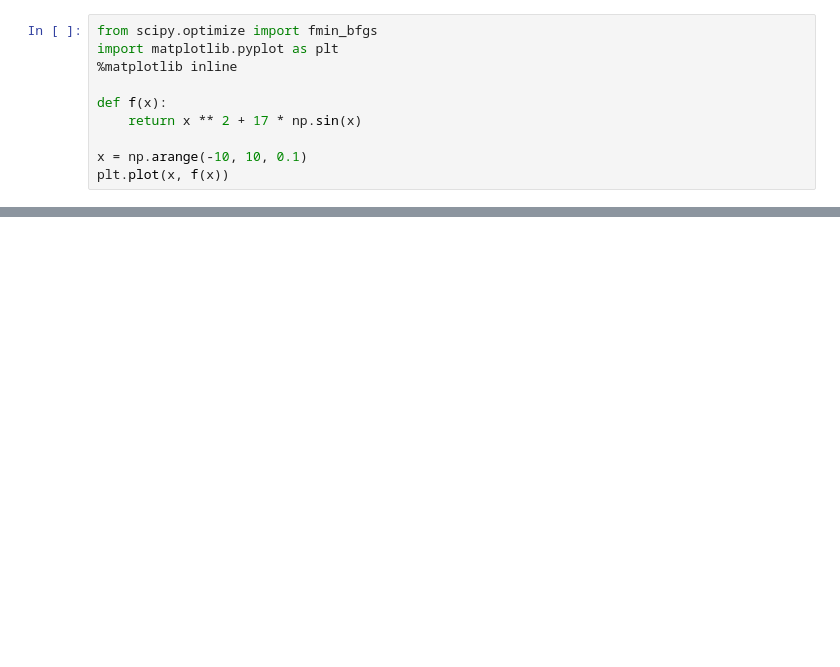
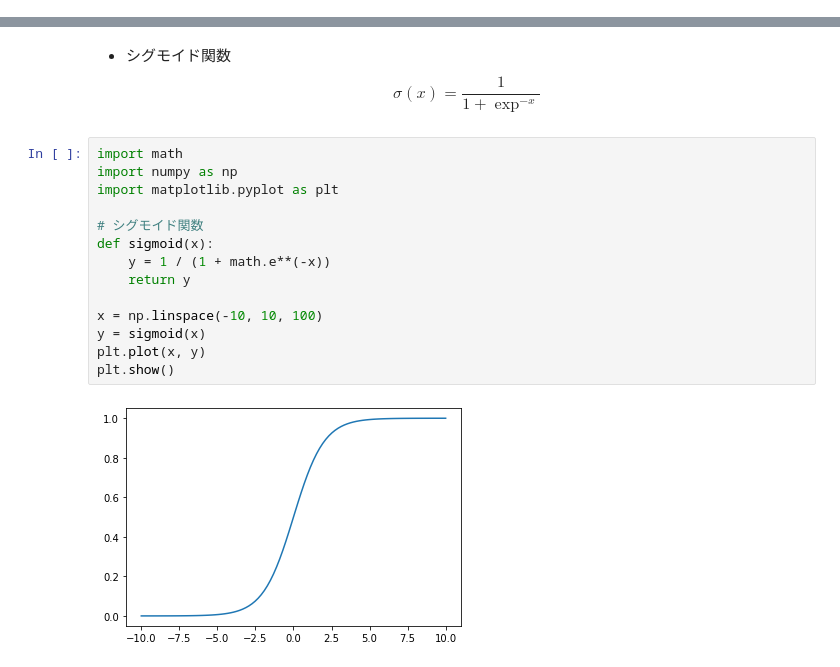
Before and after one commit to okadome-LAB/ML_ex, a Jupyter notebook: text/Chapter03.ipynb, the cells around one changed output, grey strips where cells are left out. Drawn from its saved outputs; the diff is of its cells as text; blank space fills up the shorter version.

```diff
--- a/text/Chapter03.ipynb
+++ b/text/Chapter03.ipynb
@@ -149,10 +0,0 @@ ScipyモジュールはNumpyの拡張モジュールであり，よく利用さ
-# %%
-from scipy.optimize import fmin_bfgs
-import matplotlib.pyplot as plt
-%matplotlib inline
-
-def f(x):
-    return x ** 2 + 17 * np.sin(x)
-
-x = np.arange(-10, 10, 0.1)
-plt.plot(x, f(x))
@@ -177,0 +29,19 @@ plt.scatter(x_star, f(x_star), c='red');
+# %% [markdown]
+- シグモイド関数
+$$ \sigma(x) = \frac{1}{1 + \exp^{-x}} \tag{3.1}$$
+# %%
+import math
+import numpy as np
+import matplotlib.pyplot as plt
+
+# シグモイド関数
+def sigmoid(x):
+    y = 1 / (1 + math.e**(-x))
+    return y
+
+x = np.linspace(-10, 10, 100)
+y = sigmoid(x)
+plt.plot(x, y)
+plt.show()
+# %% [output]
+[figure, added]
```
Also changed, not shown: parts of 134 cells of this notebook, 9 other files.
